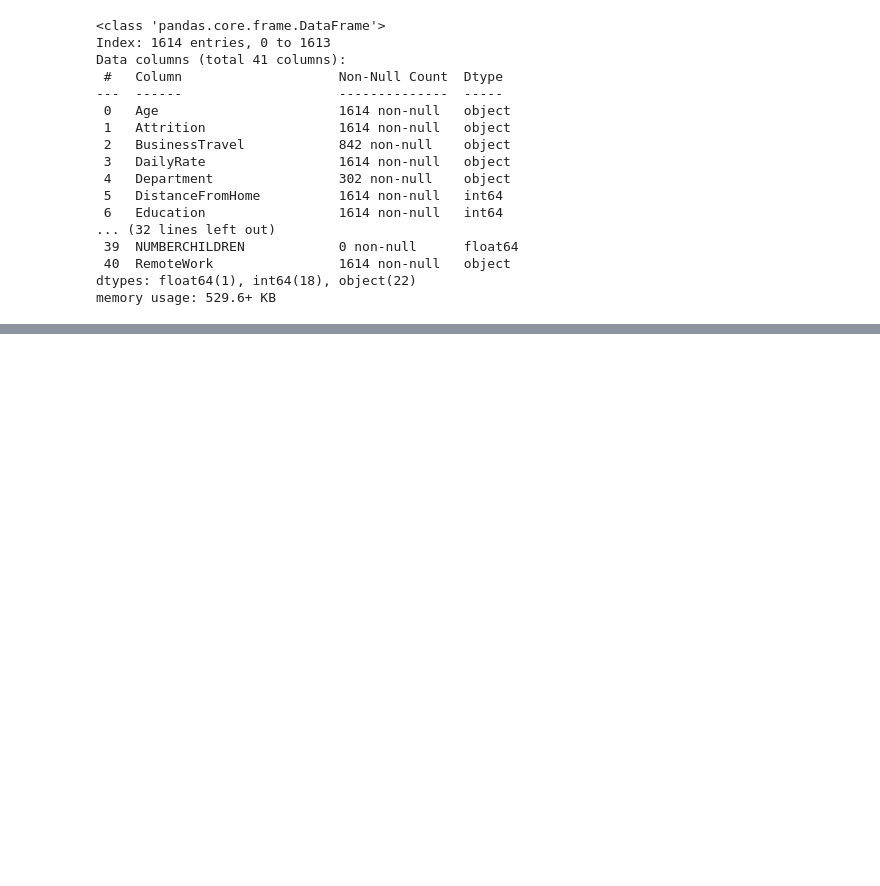
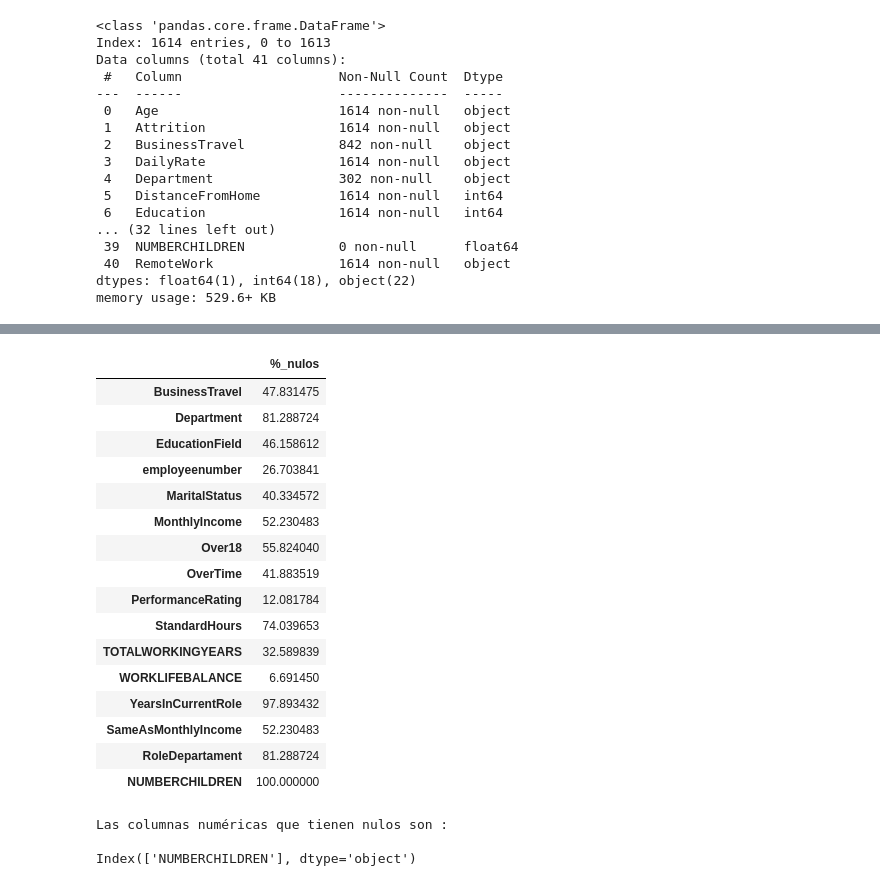
Before and after one commit to Paulamc1695/proyecto_da_promo_J_modulo_3, a Jupyter notebook: EDA_proyecto.ipynb, the cells around one changed output, grey strips where cells are left out. Drawn from its saved outputs; the diff is of its cells as text; code cells hidden in the pictures; blank space fills up the shorter version.

```diff
--- a/EDA_proyecto.ipynb
+++ b/EDA_proyecto.ipynb
@@ -6,3 +3,25 @@ import pandas as pd
+# %%
+# importamos las librerías que necesitamos
+
+# Tratamiento de datos
+# -----------------------------------------------------------------------
+import pandas as pd
+import numpy as np
+
+# Imputación de nulos usando métodos avanzados estadísticos
+# -----------------------------------------------------------------------
+from sklearn.impute import SimpleImputer
+from sklearn.experimental import enable_iterative_imputer
+from sklearn.impute import IterativeImputer
+from sklearn.impute import KNNImputer
+
+# Librerías de visualización
+# -----------------------------------------------------------------------
+import seaborn as sns
+import matplotlib.pyplot as plt
+# Configuración
+# -----------------------------------------------------------------------
+pd.set_option('display.max_columns', None) # para poder visualizar todas las columnas de los DataFrames
 # %% [markdown]
 **Información general**
 # %%
@@ -121,0 +316,34 @@ memory usage: 529.6+ KB
+# %%
+# lo primero que vamos a hacer es calcular el número de nulos que tenemos en cada una de las columnas categoricas
+df_nulos = pd.DataFrame((df_info.isnull().sum() / df_info.shape[0]) * 100, columns = ["%_nulos"])
+
+# filtramos el DataFrame para quedarnos solo con aquellas columnas que tengan nulos
+df_nulos[df_nulos["%_nulos"] > 0]
+# %% [output]
+|  | %_nulos |
+| BusinessTravel | 47.831475 |
+| Department | 81.288724 |
+| EducationField | 46.158612 |
+| employeenumber | 26.703841 |
+| MaritalStatus | 40.334572 |
+| MonthlyIncome | 52.230483 |
+| Over18 | 55.824040 |
+| OverTime | 41.883519 |
+| PerformanceRating | 12.081784 |
+| StandardHours | 74.039653 |
+| TOTALWORKINGYEARS | 32.589839 |
+| WORKLIFEBALANCE | 6.691450 |
+| YearsInCurrentRole | 97.893432 |
+| SameAsMonthlyIncome | 52.230483 |
+| RoleDepartament | 81.288724 |
+| NUMBERCHILDREN | 100.000000 |
+# %%
+# Obtenemos la lista de columnas numericas que tienen nulos
+
+nulos_col_numericas = df_info[df_info.columns[df_info.isnull().any()]].select_dtypes(include = np.number).columns
+print("Las columnas numéricas que tienen nulos son : \n ")
+print(nulos_col_numericas)
+# %% [output]
+Las columnas numéricas que tienen nulos son :
+
+Index(['NUMBERCHILDREN'], dtype='object')
```
Also changed, not shown: parts of 7 cells of this notebook.
